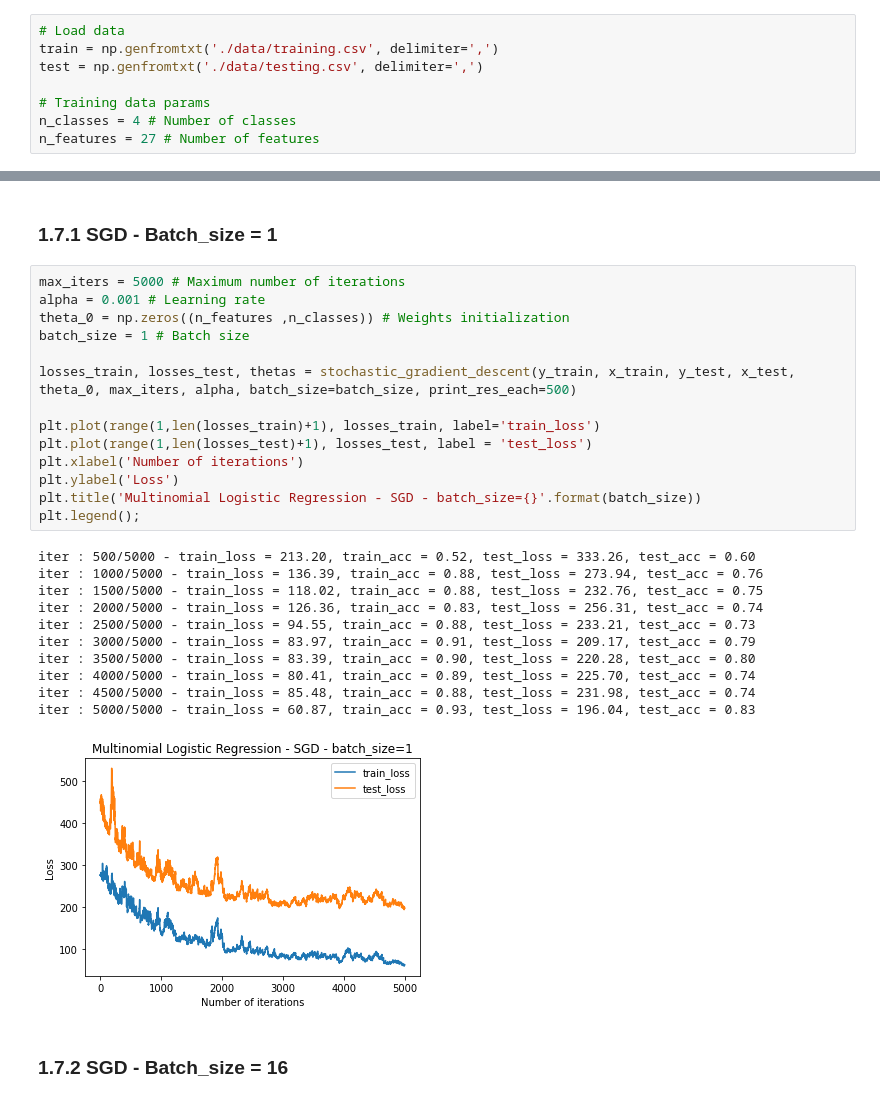
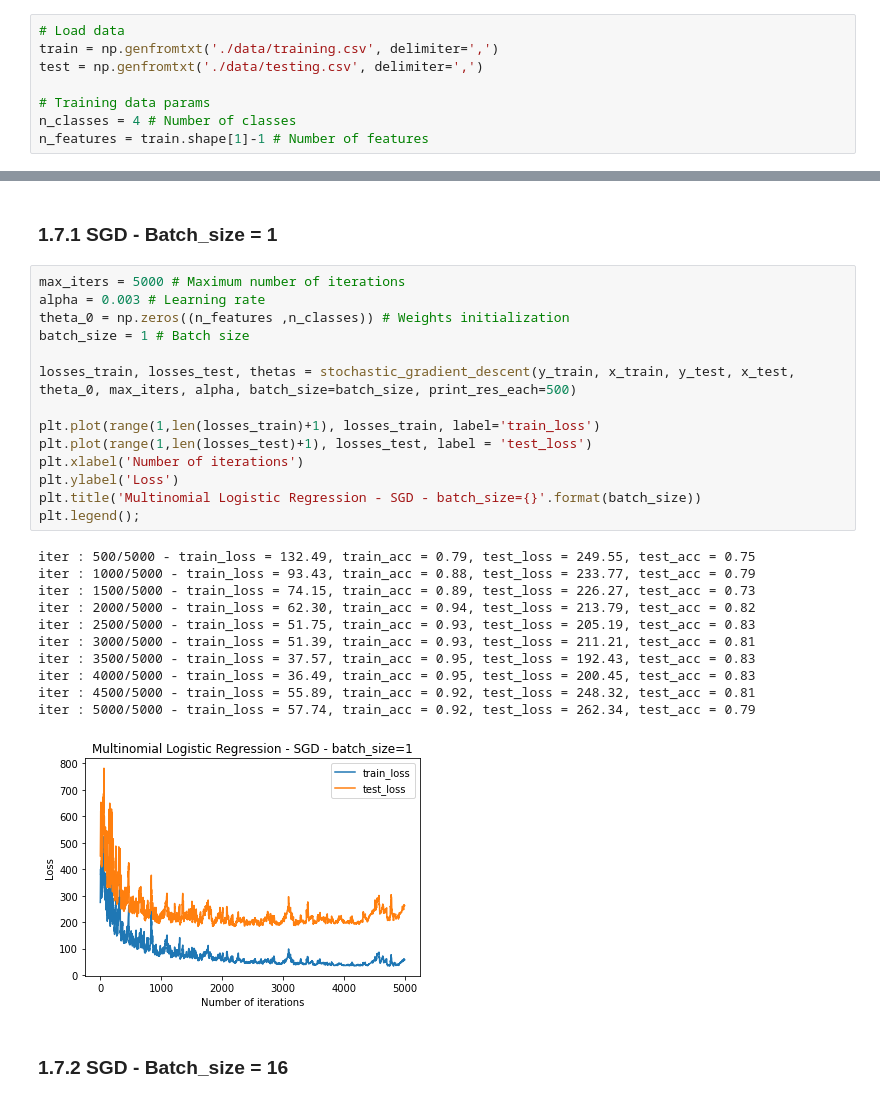
Before and after one commit to emarazz/siml_2019, a Jupyter notebook: H1/notebook.ipynb, the cells around one changed output, grey strips where cells are left out. Drawn from its saved outputs; the diff is of its cells as text.

```diff
--- a/H1/notebook.ipynb
+++ b/H1/notebook.ipynb
@@ -17,7 +14,7 @@ test = np.genfromtxt('./data/testing.csv', delimiter=',')
 
 # Training data params
 n_classes = 4 # Number of classes
-n_features = 27 # Number of features
+n_features = train.shape[1]-1 # Number of features
 # %%
 # Divide the training data set
 x_train, x_test = train[:,1:], test[:,1:]
@@ -60,30 +92,30 @@ iter : 1000/1000 - train_loss = 33.59, train_acc = 0.95, test_loss = 220.74, tes
 ### 1.7.1 SGD - Batch_size = 1
 # %%
 max_iters = 5000 # Maximum number of iterations
-alpha = 0.001 # Learning rate
+alpha = 0.003 # Learning rate
 theta_0 = np.zeros((n_features ,n_classes)) # Weights initialization
 batch_size = 1 # Batch size
 
 losses_train, losses_test, thetas = stochastic_gradient_descent(y_train, x_train, y_test, x_test, theta_0, max_iters, alpha, batch_size=batch_size, print_res_each=500)
 
 plt.plot(range(1,len(losses_train)+1), losses_train, label='train_loss')
 plt.plot(range(1,len(losses_test)+1), losses_test, label = 'test_loss')
 plt.xlabel('Number of iterations')
 plt.ylabel('Loss')
 plt.title('Multinomial Logistic Regression - SGD - batch_size={}'.format(batch_size))
 plt.legend();
 # %% [output]
-iter : 500/5000 - train_loss = 213.20, train_acc = 0.52, test_loss = 333.26, test_acc = 0.60
-iter : 1000/5000 - train_loss = 136.39, train_acc = 0.88, test_loss = 273.94, test_acc = 0.76
-iter : 1500/5000 - train_loss = 118.02, train_acc = 0.88, test_loss = 232.76, test_acc = 0.75
-iter : 2000/5000 - train_loss = 126.36, train_acc = 0.83, test_loss = 256.31, test_acc = 0.74
-iter : 2500/5000 - train_loss = 94.55, train_acc = 0.88, test_loss = 233.21, test_acc = 0.73
-iter : 3000/5000 - train_loss = 83.97, train_acc = 0.91, test_loss = 209.17, test_acc = 0.79
-iter : 3500/5000 - train_loss = 83.39, train_acc = 0.90, test_loss = 220.28, test_acc = 0.80
-iter : 4000/5000 - train_loss = 80.41, train_acc = 0.89, test_loss = 225.70, test_acc = 0.74
-iter : 4500/5000 - train_loss = 85.48, train_acc = 0.88, test_loss = 231.98, test_acc = 0.74
-iter : 5000/5000 - train_loss = 60.87, train_acc = 0.93, test_loss = 196.04, test_acc = 0.83
+iter : 500/5000 - train_loss = 132.49, train_acc = 0.79, test_loss = 249.55, test_acc = 0.75
+iter : 1000/5000 - train_loss = 93.43, train_acc = 0.88, test_loss = 233.77, test_acc = 0.79
+iter : 1500/5000 - train_loss = 74.15, train_acc = 0.89, test_loss = 226.27, test_acc = 0.73
+iter : 2000/5000 - train_loss = 62.30, train_acc = 0.94, test_loss = 213.79, test_acc = 0.82
+iter : 2500/5000 - train_loss = 51.75, train_acc = 0.93, test_loss = 205.19, test_acc = 0.83
+iter : 3000/5000 - train_loss = 51.39, train_acc = 0.93, test_loss = 211.21, test_acc = 0.81
+iter : 3500/5000 - train_loss = 37.57, train_acc = 0.95, test_loss = 192.43, test_acc = 0.83
+iter : 4000/5000 - train_loss = 36.49, train_acc = 0.95, test_loss = 200.45, test_acc = 0.83
+iter : 4500/5000 - train_loss = 55.89, train_acc = 0.92, test_loss = 248.32, test_acc = 0.81
+iter : 5000/5000 - train_loss = 57.74, train_acc = 0.92, test_loss = 262.34, test_acc = 0.79
-[figure, old version]
+[figure, new version]
 # %% [markdown]
 ### 1.7.2 SGD - Batch_size = 16
 # %%
```
Also changed, not shown: parts of 6 cells of this notebook, 2 other files.
